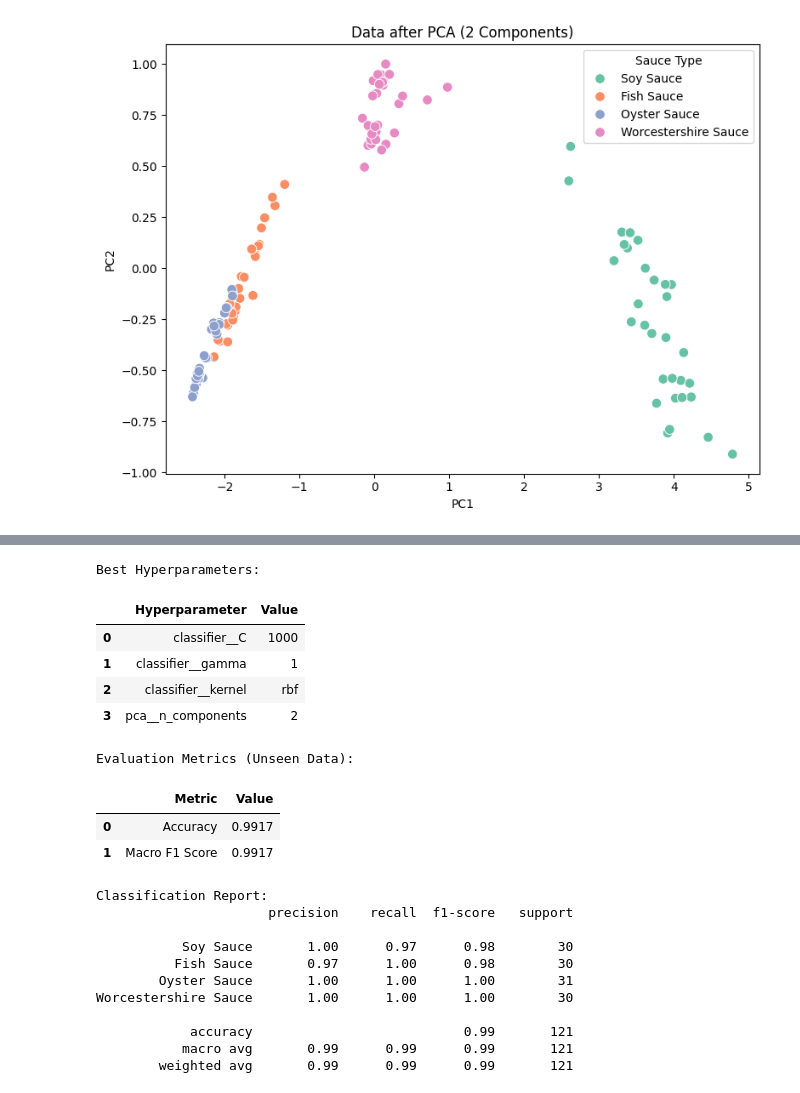
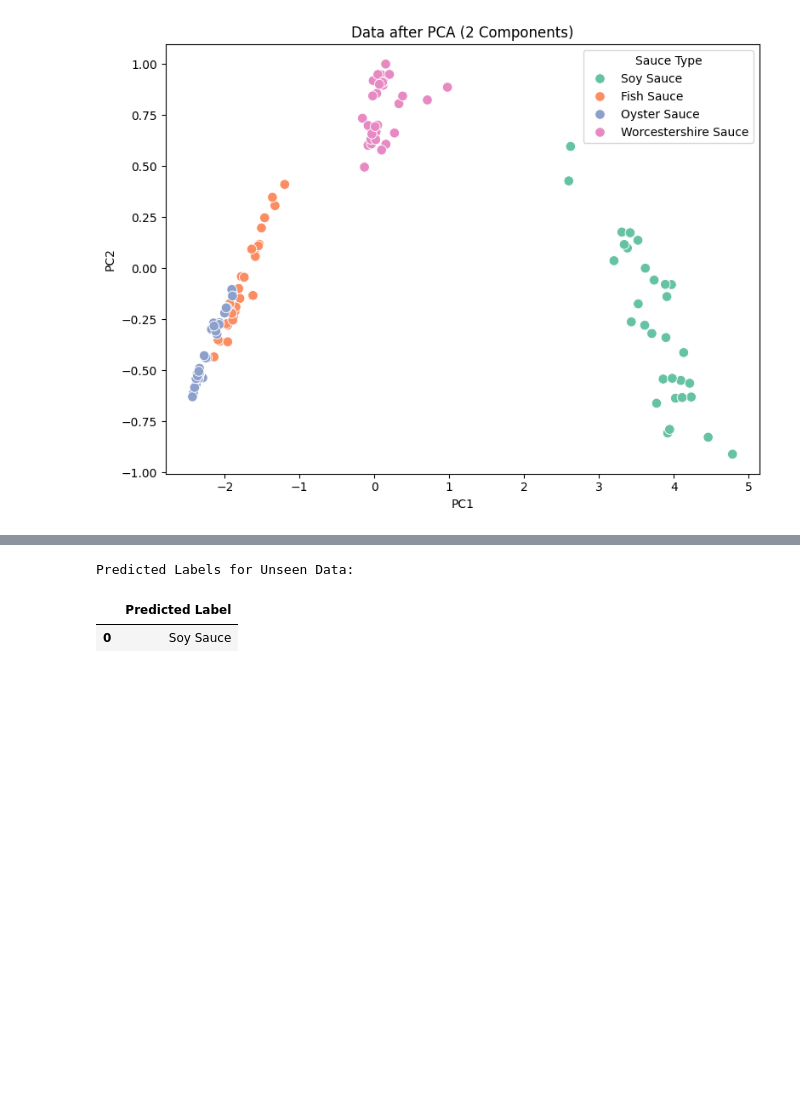
Before and after one commit to cbbendol23/enose-dark-sauce-classification, a Jupyter notebook: integration_RBF/MODEL_TRAINING.ipynb, the cells around one changed output, grey strips where cells are left out. Saved outputs shown, nothing was run; the diff lists cells and outputs as text; code cells hidden in the pictures; blank space fills up the shorter version.

Commit message:
Changed model training script

```diff
--- a/integration_RBF/MODEL_TRAINING.ipynb
+++ b/integration_RBF/MODEL_TRAINING.ipynb
@@ -170,73 +259,19 @@ The `ci` parameter is deprecated. Use `errorbar=None` for the same effect.
 # %%
-new_df = pd.read_csv('final_trainingset.csv')
-X_new = new_df.drop(columns=['Label'])
-Y_new = new_df['Label']
+# Predict labels for unseen data (features only, no metrics)
+unseen_df = pd.read_csv('gathered_data.csv')
+if 'Label' in unseen_df.columns:
+    X_unseen = unseen_df.drop(columns=['Label'])
+else:
+    X_unseen = unseen_df
 
-predictions = best_model.predict(X_new)
+predictions = best_model.predict(X_unseen)
 
-accuracy = accuracy_score(Y_new, predictions)
-f1_macro = f1_score(Y_new, predictions, average='macro')
-
-best_params_df = pd.DataFrame(
-    list(grid_search.best_params_.items()),
-    columns=['Hyperparameter', 'Value']
-)
-print("\nBest Hyperparameters:")
-display(best_params_df)
-
-metrics_df = pd.DataFrame({
-    'Metric': ['Accuracy', 'Macro F1 Score'],
-    'Value': [f"{accuracy:.4f}", f"{f1_macro:.4f}"]
-})
-print("\nEvaluation Metrics (Unseen Data):")
-display(metrics_df)
-
-print("\nClassification Report:")
-print(classification_report(Y_new, predictions, target_names=Y_new.unique()))
-
-labels = Y_new.unique()  # Preserves label order from CSV
-conf_matrix = confusion_matrix(Y_new, predictions, labels=labels)
-
-disp = ConfusionMatrixDisplay(conf_matrix, display_labels=labels)
-disp.plot(cmap="Blues")
-plt.title("Confusion Matrix - SVM (Unseen Data)")
-plt.tight_layout()
-plt.show()
-
-
-results_df = pd.DataFrame({
-    'True Label': Y_new,
+predicted_df = pd.DataFrame({
     'Predicted Label': predictions
 })
-results_df['Correct'] = results_df['True Label'] == results_df['Predicted Label']
-
-misclassified = results_df[~results_df['Correct']]
-
-print("\nMisclassified Trials:")
-display(misclassified)
-
-print("\nAll Predictions:")
-display(results_df)
-#
+print("Predicted Labels for Unseen Data:")
+display(predicted_df)
 # %% [output]
-Best Hyperparameters:
+Predicted Labels for Unseen Data:
-|  | Hyperparameter | Value |
-| 0 | classifier__C | 1000 |
-| 1 | classifier__gamma | 1 |
-| 2 | classifier__kernel | rbf |
-| 3 | pca__n_components | 2 |
+|  | Predicted Label |
+| 0 | Soy Sauce |
-Evaluation Metrics (Unseen Data):
-|  | Metric | Value |
-| 0 | Accuracy | 0.9917 |
-| 1 | Macro F1 Score | 0.9917 |
-Classification Report:
-                      precision    recall  f1-score   support
-
-           Soy Sauce       1.00      0.97      0.98        30
-          Fish Sauce       0.97      1.00      0.98        30
-        Oyster Sauce       1.00      1.00      1.00        31
-Worcestershire Sauce       1.00      1.00      1.00        30
-
-            accuracy                           0.99       121
-           macro avg       0.99      0.99      0.99       121
-        weighted avg       0.99      0.99      0.99       121
```
Also changed, not shown: parts of 3 cells of this notebook.
